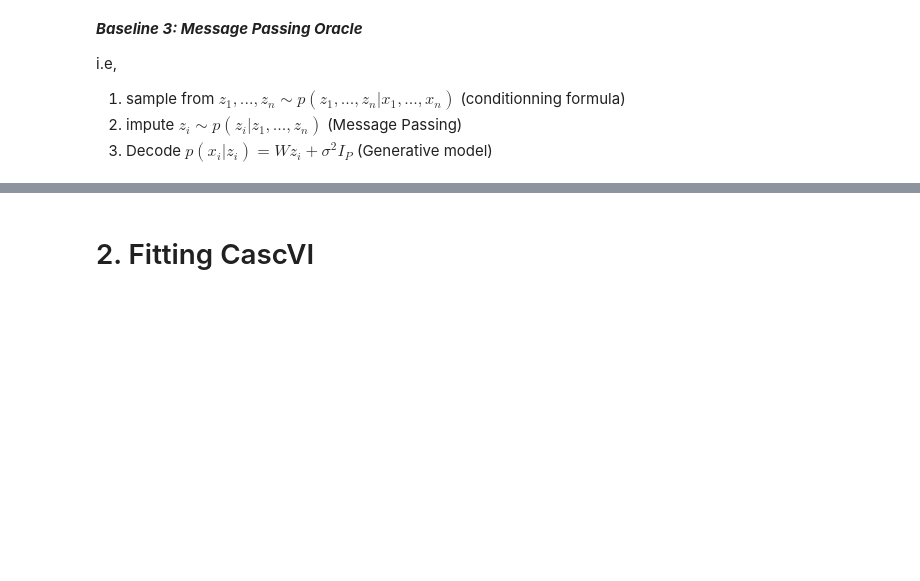
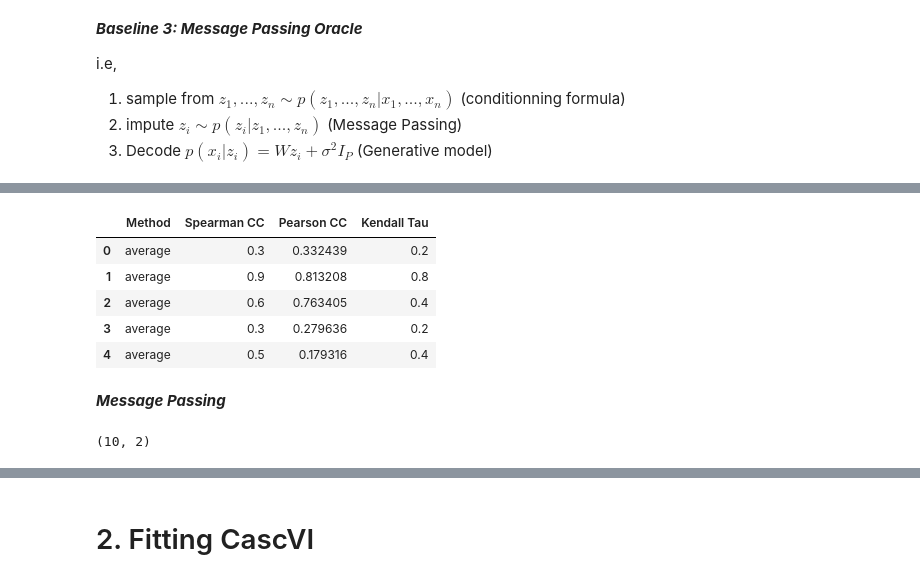
Before and after one commit to khalilouardini/treeVAE-reproducibility, a Jupyter notebook: scvi/external/notebooks/PPCA.ipynb, the cells around one changed output, grey strips where cells are left out. Drawn from its saved outputs; the diff is of its cells as text; code cells hidden in the pictures; blank space fills up the shorter version.

```diff
--- a/scvi/external/notebooks/PPCA.ipynb
+++ b/scvi/external/notebooks/PPCA.ipynb
@@ -272,0 +357,19 @@ predictive_mean['0'].shape, predictive_cov['0'].shape
+# %%
+df1[df1.head(5)
+# %% [output]
+|  | Method | Spearman CC | Pearson CC | Kendall Tau |
+| 0 | average | 0.3 | 0.332439 | 0.2 |
+| 1 | average | 0.9 | 0.813208 | 0.8 |
+| 2 | average | 0.6 | 0.763405 | 0.4 |
+| 3 | average | 0.3 | 0.279636 | 0.2 |
+| 4 | average | 0.5 | 0.179316 | 0.4 |
+# %% [markdown]
+***Message Passing***
+# %%
+samples = np.array([np.random.multivariate_normal(mean=posterior_mean_corr,
+                                        cov=posterior_cov_corr).reshape(-1, ppca.latent) for i in range(20)])
+
+evidence = np.mean(samples, axis=0)
+evidence.shape
+# %% [output]
+(10, 2)
```
Also changed, not shown: parts of 24 cells of this notebook, 1 other file.
